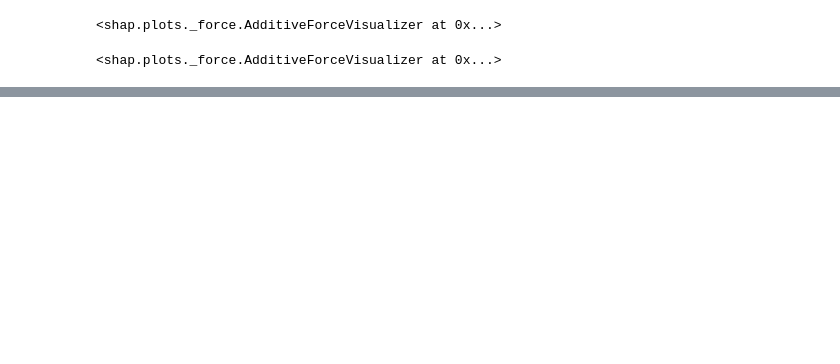
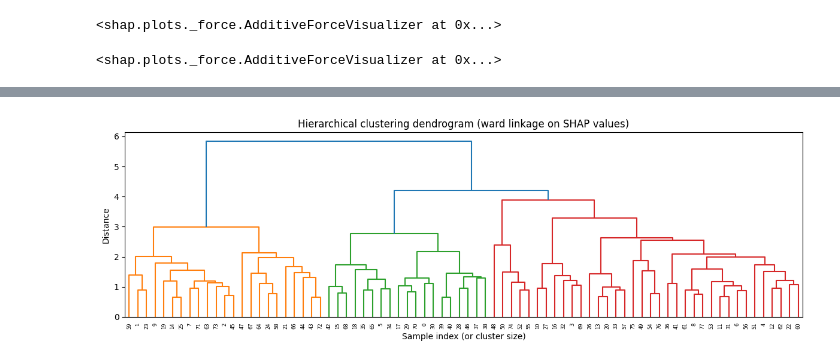
Before and after one commit to dinhhb/modeling_gene_expression, a Jupyter notebook: explanation/5_shap.ipynb, the cells around one changed output, grey strips where cells are left out. Saved outputs shown, nothing was run; the diff lists cells and outputs as text; code cells hidden in the pictures; blank space fills up the shorter version.

```diff
--- a/explanation/5_shap.ipynb
+++ b/explanation/5_shap.ipynb
@@ -228,0 +311,16 @@ shap.plots.force(sv_raw[fp[3]])
+# %%
+from scipy.cluster.hierarchy import linkage, dendrogram, fcluster
+
+Z = linkage(sv_input, method="ward")
+
+# --- dendrogram to choose cut level ---
+fig, ax = plt.subplots(figsize=(12, 4))
+# dendrogram(Z, ax=ax, truncate_mode="lastp", p=20, leaf_rotation=90)
+dendrogram(Z, ax=ax)
+ax.set_title("Hierarchical clustering dendrogram (ward linkage on SHAP values)")
+ax.set_xlabel("Sample index (or cluster size)")
+ax.set_ylabel("Distance")
+plt.tight_layout()
+plt.show()
+# %% [output]
+[figure, added]
```
Also changed, not shown: parts of 8 cells of this notebook, 1 other file.
